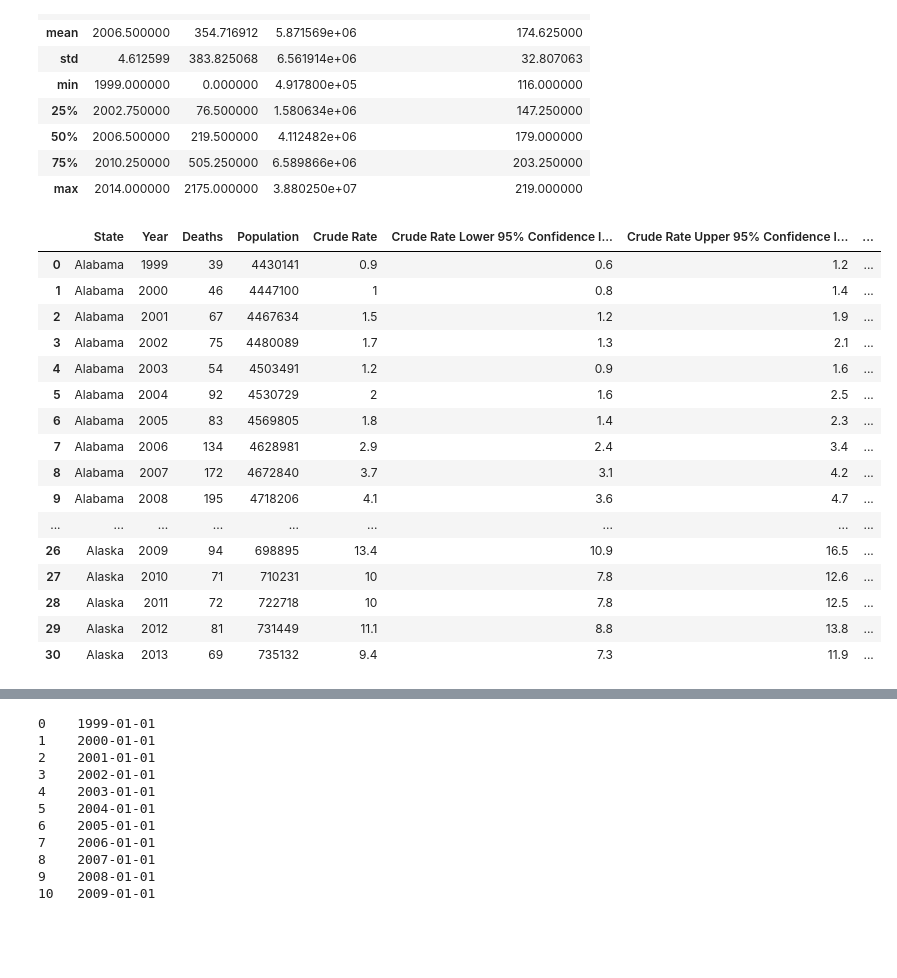
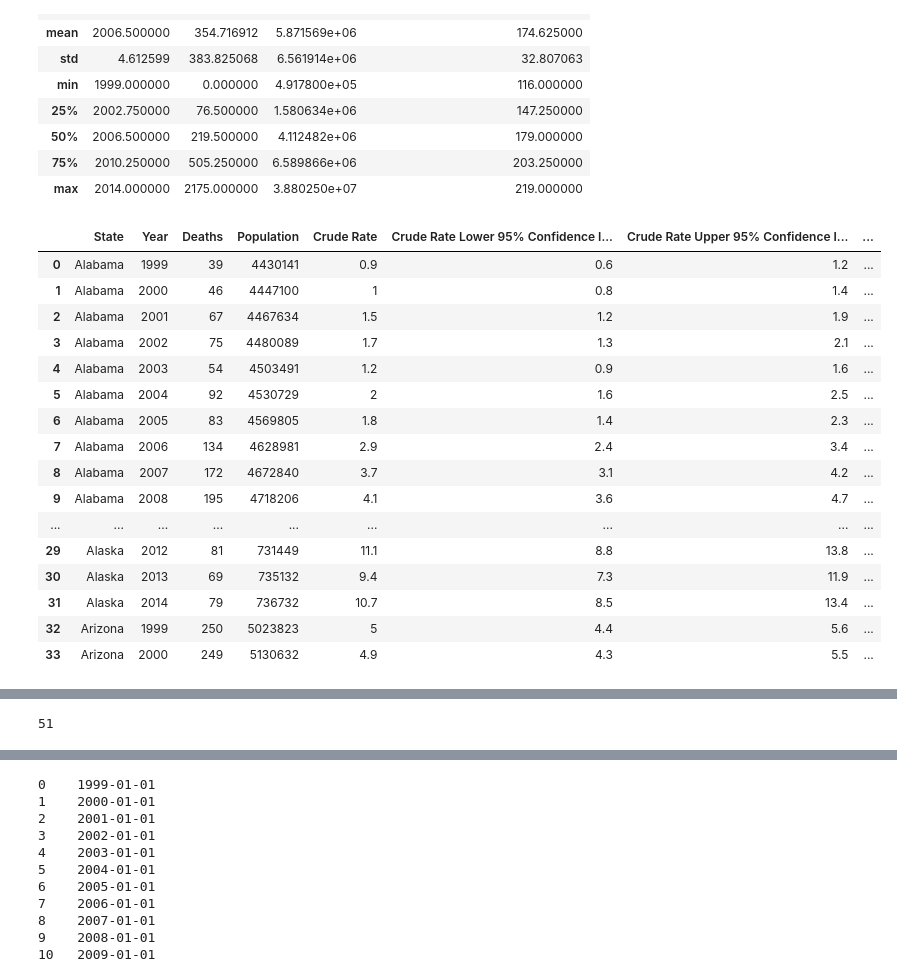
Before and after one commit to Cristinamulas/Final_Project, a Jupyter notebook: Time Series .ipynb, the cells around one changed output, grey strips where cells are left out. Drawn from its saved outputs; the diff is of its cells as text; code cells hidden in the pictures; blank space fills up the shorter version.

```diff
--- a/Time Series .ipynb
+++ b/Time Series .ipynb
@@ -88,25 +88,25 @@ df.describe()
 | max | 2014.000000 | 2175.000000 | 3.880250e+07 | 219.000000 |
 # %%
 df.State.unique()
-df.head(31)
+df.head(34)
 # %% [output]
 |  | State | Year | Deaths | Population | Crude Rate | Crude Rate Lower 95% Confidence I... | Crude Rate Upper 95% Confidence I... | ... |
 | 0 | Alabama | 1999 | 39 | 4430141 | 0.9 | 0.6 | 1.2 | ... |
 | 1 | Alabama | 2000 | 46 | 4447100 | 1 | 0.8 | 1.4 | ... |
 | 2 | Alabama | 2001 | 67 | 4467634 | 1.5 | 1.2 | 1.9 | ... |
 | 3 | Alabama | 2002 | 75 | 4480089 | 1.7 | 1.3 | 2.1 | ... |
 | 4 | Alabama | 2003 | 54 | 4503491 | 1.2 | 0.9 | 1.6 | ... |
 | 5 | Alabama | 2004 | 92 | 4530729 | 2 | 1.6 | 2.5 | ... |
 | 6 | Alabama | 2005 | 83 | 4569805 | 1.8 | 1.4 | 2.3 | ... |
 | 7 | Alabama | 2006 | 134 | 4628981 | 2.9 | 2.4 | 3.4 | ... |
 | 8 | Alabama | 2007 | 172 | 4672840 | 3.7 | 3.1 | 4.2 | ... |
 | 9 | Alabama | 2008 | 195 | 4718206 | 4.1 | 3.6 | 4.7 | ... |
 | ... | ... | ... | ... | ... | ... | ... | ... | ... |
-| 26 | Alaska | 2009 | 94 | 698895 | 13.4 | 10.9 | 16.5 | ... |
-| 27 | Alaska | 2010 | 71 | 710231 | 10 | 7.8 | 12.6 | ... |
-| 28 | Alaska | 2011 | 72 | 722718 | 10 | 7.8 | 12.5 | ... |
 | 29 | Alaska | 2012 | 81 | 731449 | 11.1 | 8.8 | 13.8 | ... |
 | 30 | Alaska | 2013 | 69 | 735132 | 9.4 | 7.3 | 11.9 | ... |
+| 31 | Alaska | 2014 | 79 | 736732 | 10.7 | 8.5 | 13.4 | ... |
+| 32 | Arizona | 1999 | 250 | 5023823 | 5 | 4.4 | 5.6 | ... |
+| 33 | Arizona | 2000 | 249 | 5130632 | 4.9 | 4.3 | 5.5 | ... |
 # %%
 df.State.unique()
 df.head()
@@ -121,6 +121,11 @@ df_sub.head()
 | Alabama | Alabama | 2001 | 67 | 4467634 | 1.5 | 1.2 | 1.9 | ... |
 | Alabama | Alabama | 2002 | 75 | 4480089 | 1.7 | 1.3 | 2.1 | ... |
 | Alabama | Alabama | 2003 | 54 | 4503491 | 1.2 | 0.9 | 1.6 | ... |
+# %%
+df_x = df.groupby('State')
+len(df_x.State.unique())
+# %% [output]
+51
 # %%
 # Functions
 def subseting (df , x , y):
```
Also changed, not shown: parts of 13 cells of this notebook, 1 other file.
